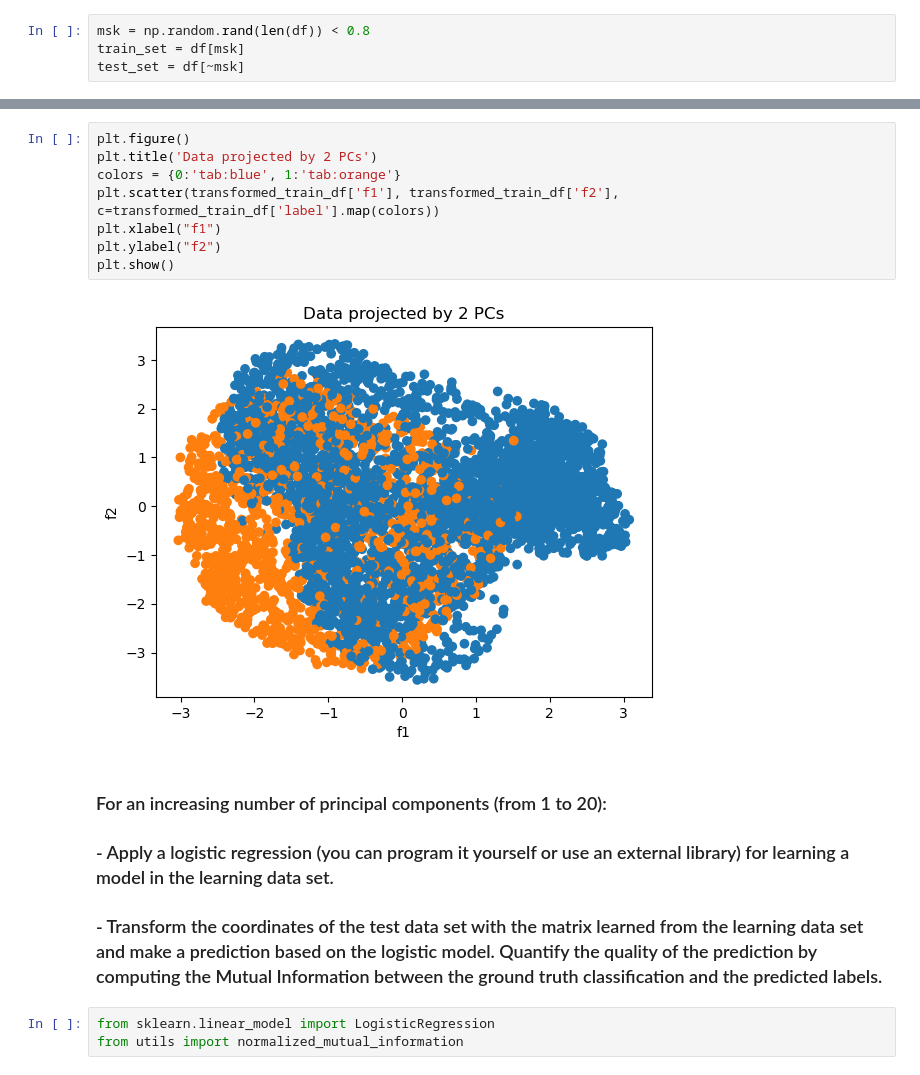
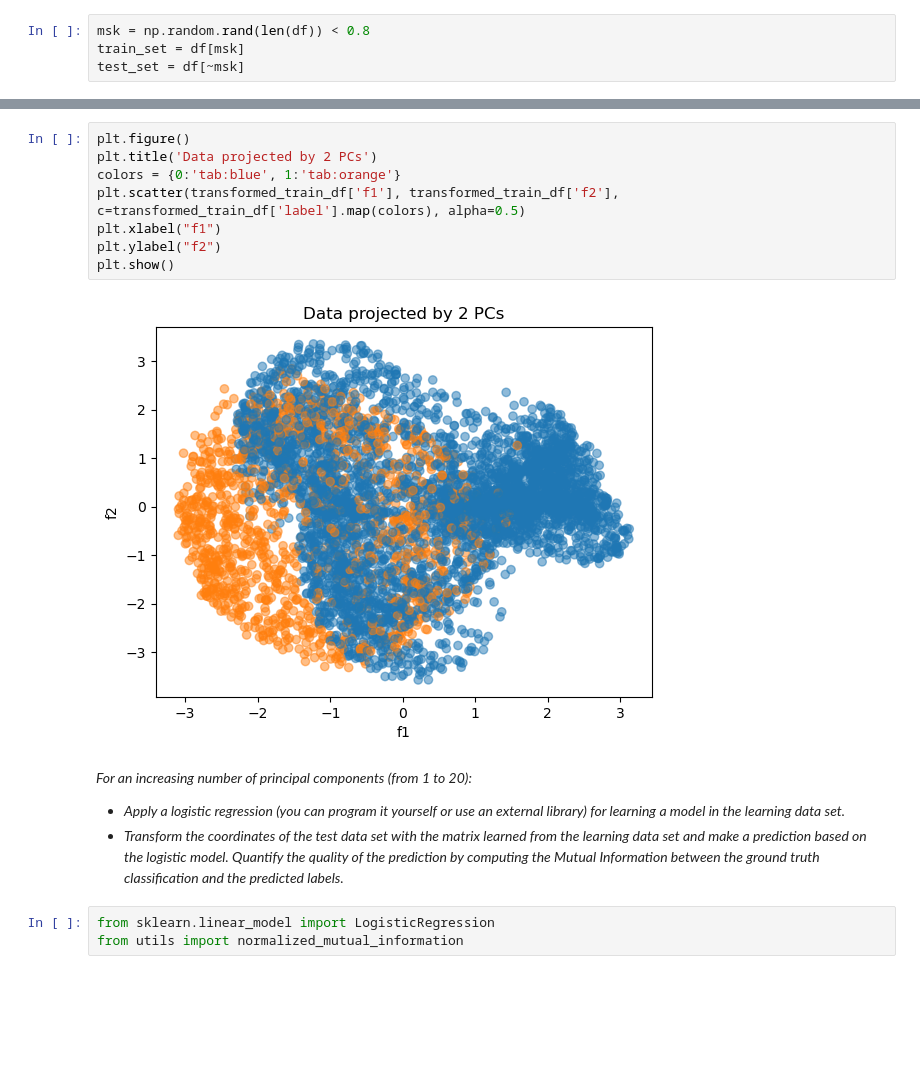
Before and after one commit to lorenzobonin/ULExercises, a Jupyter notebook: exercise2/exercise2.ipynb, the cells around one changed output, grey strips where cells are left out. Drawn from its saved outputs; the diff is of its cells as text; blank space fills up the shorter version.

```diff
--- a/exercise2/exercise2.ipynb
+++ b/exercise2/exercise2.ipynb
@@ -101,17 +97,17 @@ array([1, 0])
 # %%
 plt.figure()
 plt.title('Data projected by 2 PCs')
 colors = {0:'tab:blue', 1:'tab:orange'}
-plt.scatter(transformed_train_df['f1'], transformed_train_df['f2'], c=transformed_train_df['label'].map(colors))
+plt.scatter(transformed_train_df['f1'], transformed_train_df['f2'], c=transformed_train_df['label'].map(colors), alpha=0.5)
 plt.xlabel("f1")
 plt.ylabel("f2")
 plt.show()
 # %% [output]
-[figure, old version]
+[figure, new version]
 # %% [markdown]
-### For an increasing number of principal components (from 1 to 20):
-### - Apply a logistic regression (you can program it yourself or use an external library) for learning a model in the learning data set.
-### - Transform the coordinates of the test data set with the matrix learned from the learning data set and make a prediction based on the logistic model. Quantify the quality of the prediction by computing the Mutual Information between the ground truth classification and the predicted labels.
+*For an increasing number of principal components (from 1 to 20):*
+- *Apply a logistic regression (you can program it yourself or use an external library) for learning a model in the learning data set.*
+- *Transform the coordinates of the test data set with the matrix learned from the learning data set and make a prediction based on the logistic model. Quantify the quality of the prediction by computing the Mutual Information between the ground truth classification and the predicted labels.*
 # %%
 from sklearn.linear_model import LogisticRegression
 from utils import normalized_mutual_information
```
Also changed, not shown: parts of 17 cells of this notebook, 2 other files.
